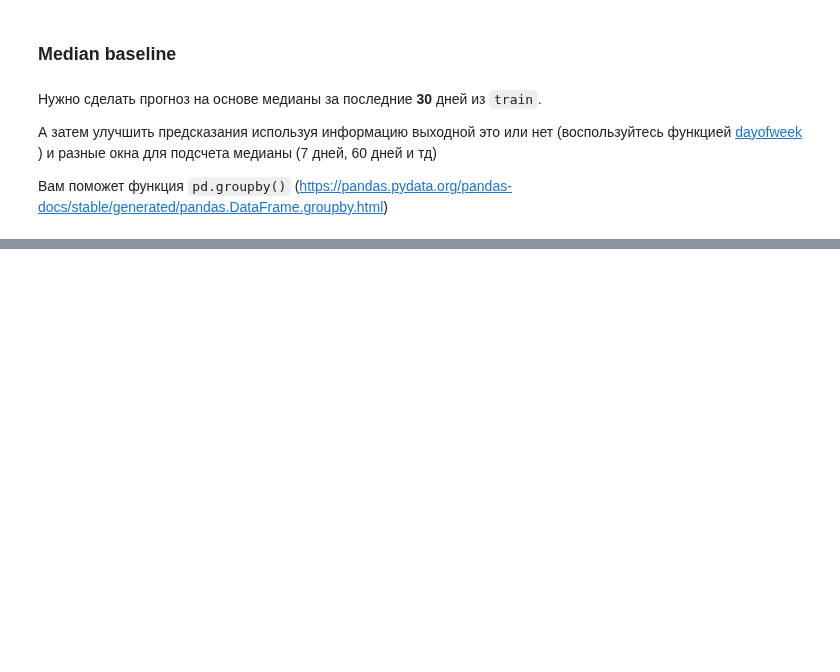
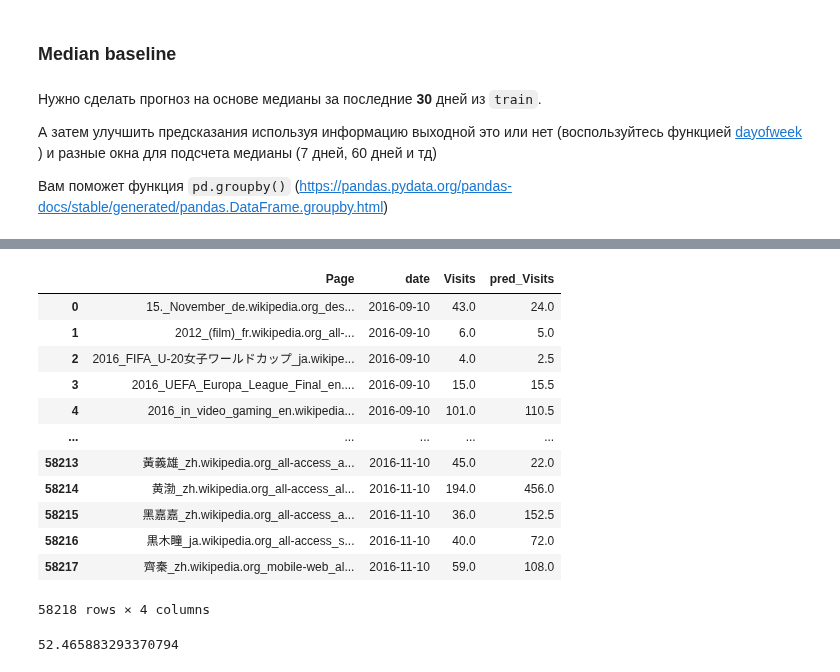
Before and after one commit to varrek/prjct_ml, a Jupyter notebook: hw2_wikipedia.ipynb, the cells around one changed output, grey strips where cells are left out. Saved outputs shown, nothing was run; the diff lists cells and outputs as text; code cells hidden in the pictures; blank space fills up the shorter version.

```diff
--- a/hw2_wikipedia.ipynb
+++ b/hw2_wikipedia.ipynb
@@ -94,0 +92,3 @@ new_train
+# %%
+train['date'] =  pd.to_datetime(new_train['date'], format='%Y-%m-%d')
+train
@@ -132,3 +205,8 @@ NameError: name 'pandas_smape' is not defined
 А затем улучшить предсказания используя информацию выходной это или нет (воспользуйтесь функцией [dayofweek](https://pandas.pydata.org/pandas-docs/stable/generated/pandas.DatetimeIndex.dayofweek.html) ) и разные окна для подсчета медианы (7 дней, 60 дней и тд)
 
 Вам поможет функция `pd.groupby()` (https://pandas.pydata.org/pandas-docs/stable/generated/pandas.DataFrame.groupby.html)
+# %%
+from datetime import timedelta
+
+date_minus_30 = train.date.max() - timedelta(30)
+date_minus_30
@@ -134,0 +215,4 @@ NameError: name 'pandas_smape' is not defined
+# %%
+last_30days_data = train.loc[train['date'] > date_minus_30.strftime('%Y-%m-%d')].groupby(['Page']).median().reset_index()
+last_30days_data.rename(columns={'Visits': 'pred_Visits'}, inplace=True)
+last_30days_data
@@ -134,0 +233,21 @@ NameError: name 'pandas_smape' is not defined
+# %%
+predictions = test.merge(last_30days_data, how='left', on=['Page'])
+predictions
+# %% [output]
+|  | Page | date | Visits | pred_Visits |
+| 0 | 15._November_de.wikipedia.org_des... | 2016-09-10 | 43.0 | 24.0 |
+| 1 | 2012_(film)_fr.wikipedia.org_all-... | 2016-09-10 | 6.0 | 5.0 |
+| 2 | 2016_FIFA_U-20女子ワールドカップ_ja.wikipe... | 2016-09-10 | 4.0 | 2.5 |
+| 3 | 2016_UEFA_Europa_League_Final_en.... | 2016-09-10 | 15.0 | 15.5 |
+| 4 | 2016_in_video_gaming_en.wikipedia... | 2016-09-10 | 101.0 | 110.5 |
+| ... | ... | ... | ... | ... |
+| 58213 | 黃義雄_zh.wikipedia.org_all-access_a... | 2016-11-10 | 45.0 | 22.0 |
+| 58214 | 黄渤_zh.wikipedia.org_all-access_al... | 2016-11-10 | 194.0 | 456.0 |
+| 58215 | 黑嘉嘉_zh.wikipedia.org_all-access_a... | 2016-11-10 | 36.0 | 152.5 |
+| 58216 | 黒木瞳_ja.wikipedia.org_all-access_s... | 2016-11-10 | 40.0 | 72.0 |
+| 58217 | 齊秦_zh.wikipedia.org_mobile-web_al... | 2016-11-10 | 59.0 | 108.0 |
+58218 rows × 4 columns
+# %%
+pandas_smape(predictions)
+# %% [output]
+52.465883293370794
```
Also changed, not shown: parts of 17 cells of this notebook.
